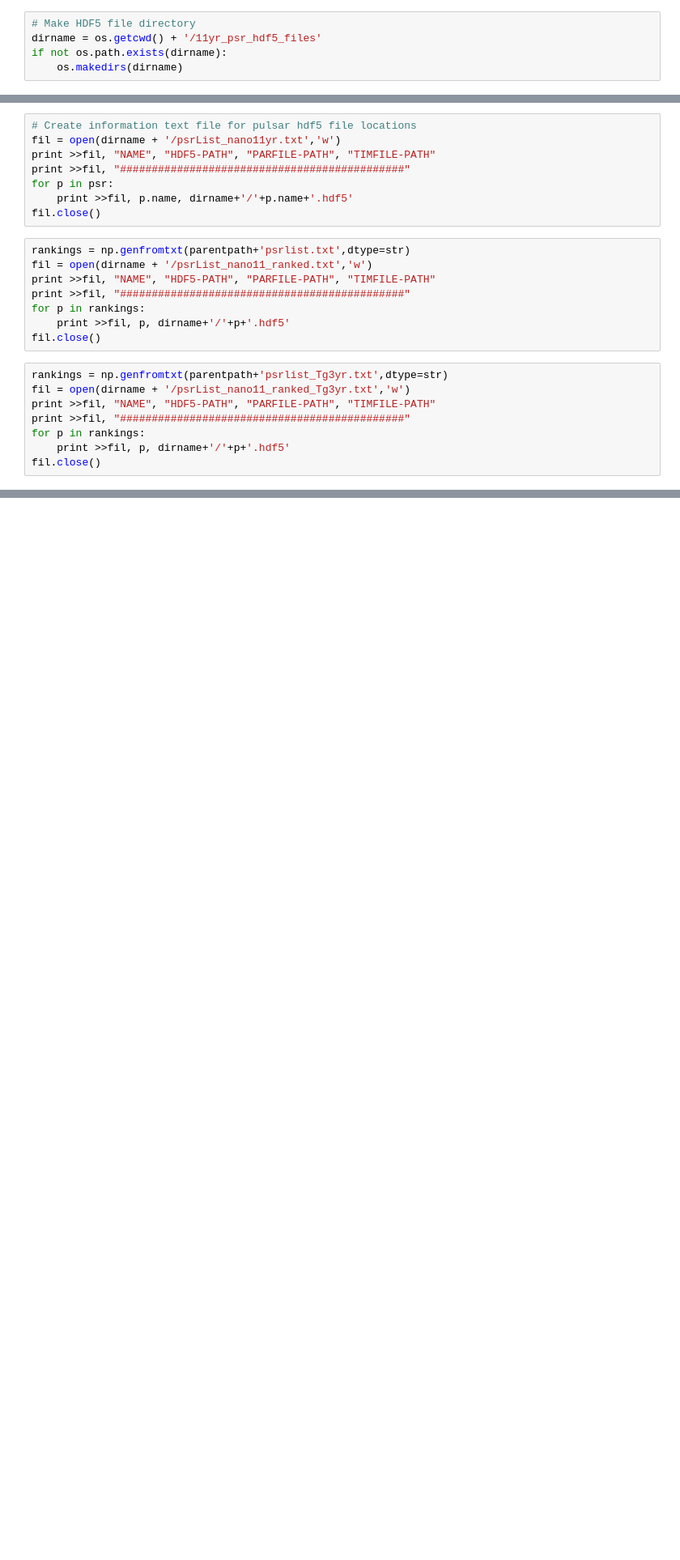
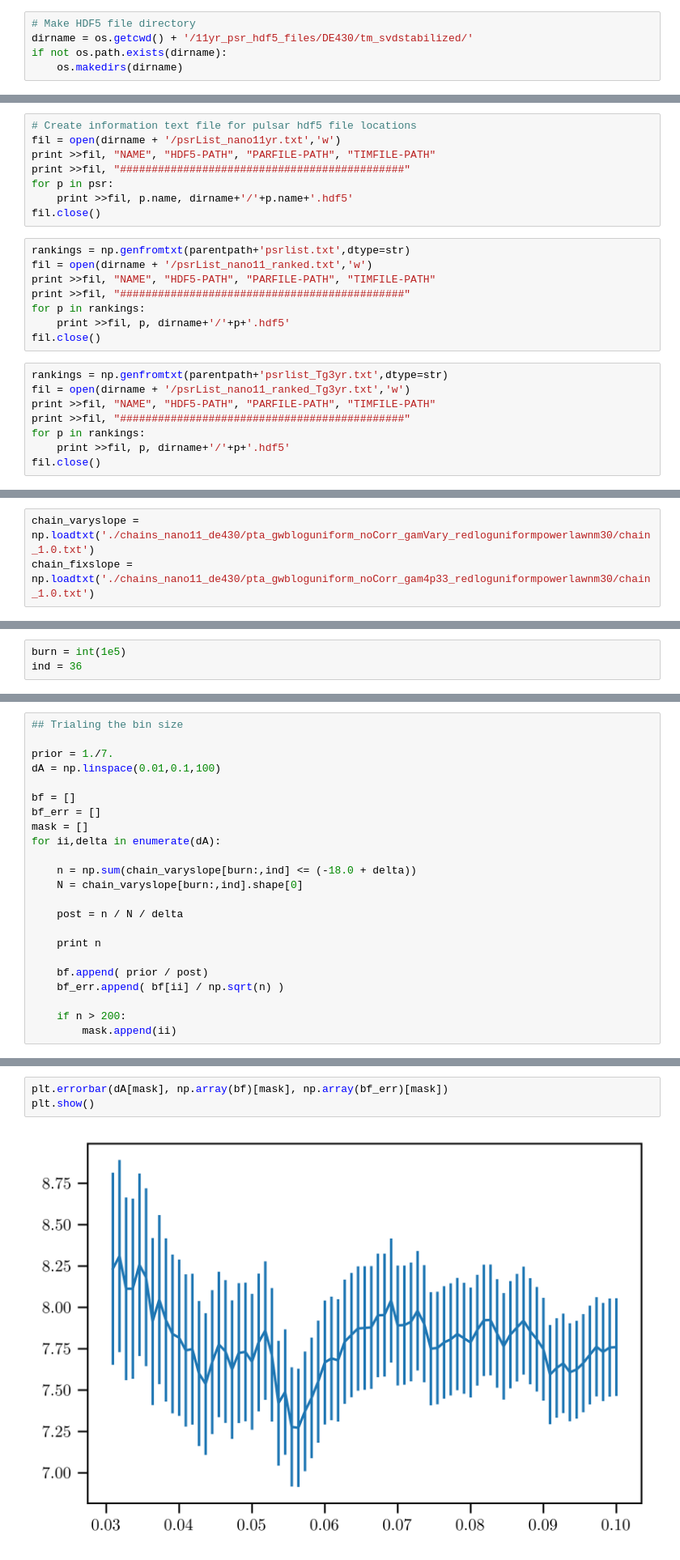
Before and after one commit to stevertaylor/NX01, a Jupyter notebook: nanograv11yr_makehdf5.ipynb, the cells around one changed output, grey strips where cells are left out. Shown at 81% size. Cells and saved outputs as stored; diff of their text form; blank space fills up the shorter version.

```diff
--- a/nanograv11yr_makehdf5.ipynb
+++ b/nanograv11yr_makehdf5.ipynb
@@ -94,6 +161,6 @@ for ii in range(len(psr)):
 # %%
 # Make HDF5 file directory
-dirname = os.getcwd() + '/11yr_psr_hdf5_files'
+dirname = os.getcwd() + '/11yr_psr_hdf5_files/DE430/tm_svdstabilized/'
 if not os.path.exists(dirname):
     os.makedirs(dirname)
 # %%
@@ -131,0 +203,3 @@ fil.close()
+# %%
+chain_varyslope = np.loadtxt('./chains_nano11_de430/pta_gwbloguniform_noCorr_gamVary_redloguniformpowerlawnm30/chain_1.0.txt')
+chain_fixslope = np.loadtxt('./chains_nano11_de430/pta_gwbloguniform_noCorr_gam4p33_redloguniformpowerlawnm30/chain_1.0.txt')
@@ -131,0 +232,3 @@ fil.close()
+# %%
+burn = int(1e5)
+ind = 36
@@ -131,0 +243,23 @@ fil.close()
+# %%
+## Trialing the bin size
+
+prior = 1./7.
+dA = np.linspace(0.01,0.1,100)
+
+bf = []
+bf_err = []
+mask = []
+for ii,delta in enumerate(dA):
+
+    n = np.sum(chain_varyslope[burn:,ind] <= (-18.0 + delta))
+    N = chain_varyslope[burn:,ind].shape[0]
+
+    post = n / N / delta
+
+    print n
+
+    bf.append( prior / post)
+    bf_err.append( bf[ii] / np.sqrt(n) )
+
+    if n > 200:
+        mask.append(ii)
@@ -131,0 +293,5 @@ fil.close()
+# %%
+plt.errorbar(dA[mask], np.array(bf)[mask], np.array(bf_err)[mask])
+plt.show()
+# %% [output]
+[figure, added]
```
Also changed, not shown: parts of 20 cells of this notebook, 2 other files.
